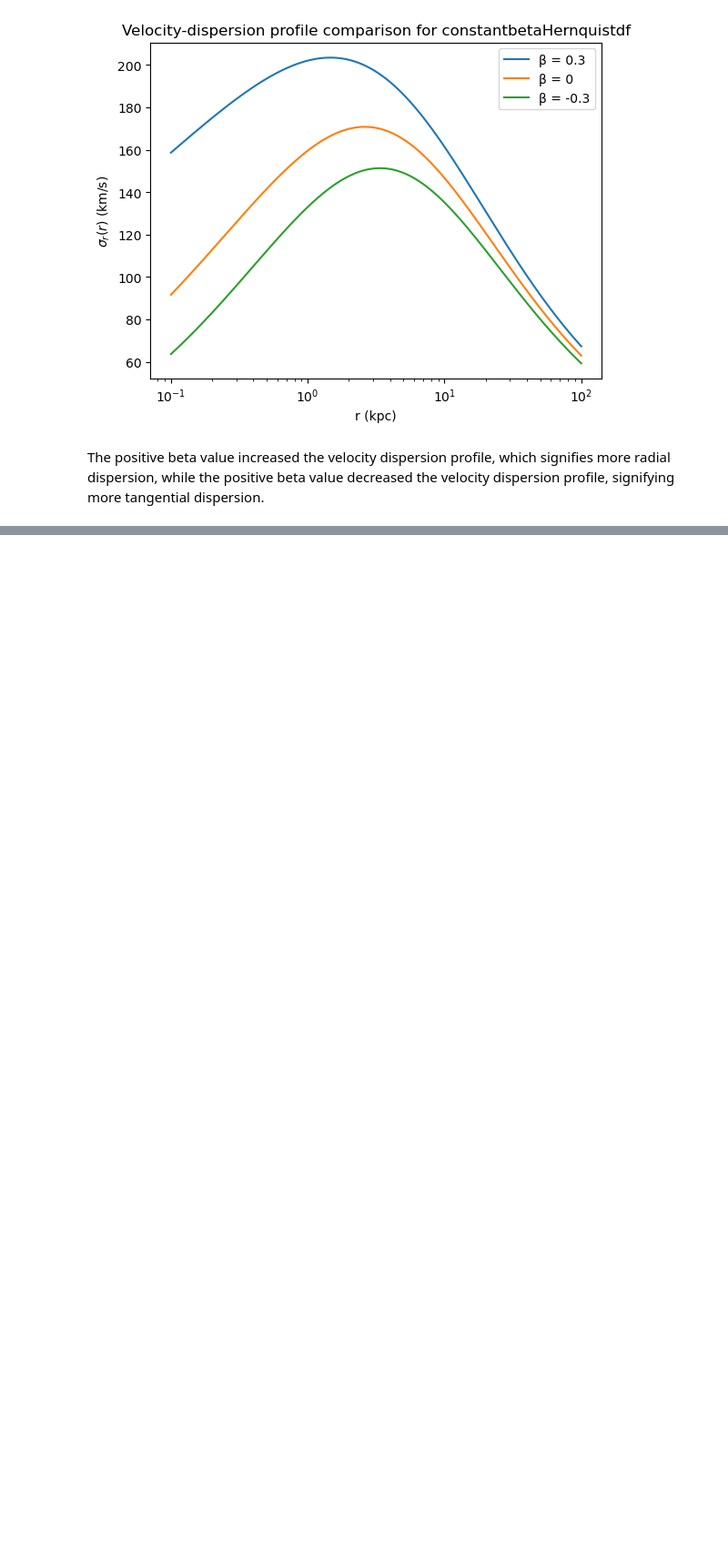
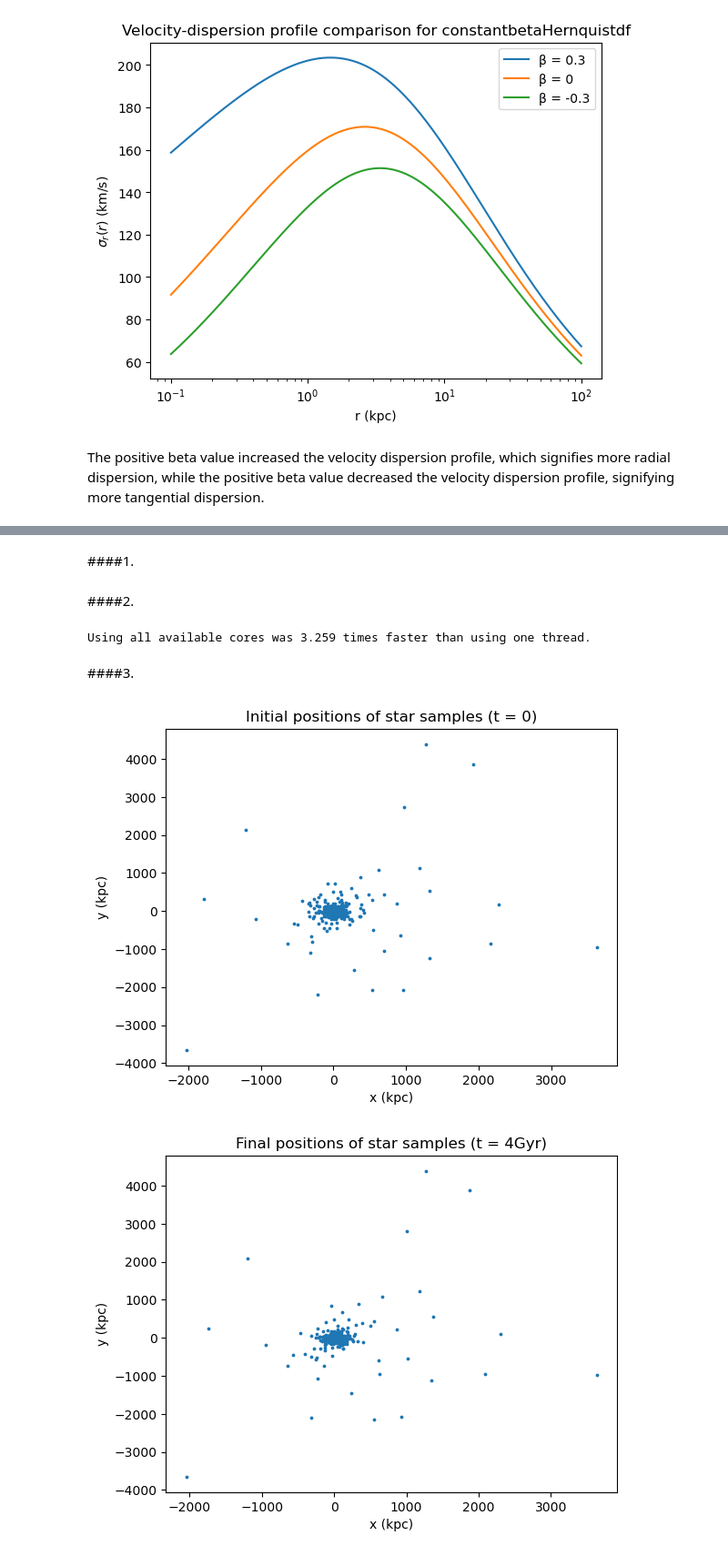
Before and after one commit to mylana-vn/onboarding-exercises, a Jupyter notebook: onboarding_exercises.ipynb, the cells around one changed output, grey strips where cells are left out. Shown at 91% size. Saved outputs shown, nothing was run; the diff lists cells and outputs as text; code cells hidden in the pictures; blank space fills up the shorter version.

```diff
--- a/onboarding_exercises.ipynb
+++ b/onboarding_exercises.ipynb
@@ -452,8 +458,8 @@ plt.show()
 # %% [markdown]
 ####4.
 # %%
-r_grid = np.geomspace(0.1, 300, 100) / ro.value  # kpc -> internal galpy units
-r_grid_phys = np.geomspace(0.1, 300, 100) * u.kpc # in kpc
+r_grid = np.geomspace(0.001, 10000, 500) / ro.value  # kpc -> internal galpy units
+r_grid_phys = np.geomspace(0.001, 10000, 500) * u.kpc # in kpc
 
 mw_interp = interpSphericalPotential(MWPotential2014, r_grid)
 
@@ -576,0 +585,52 @@ The positive beta value increased the velocity dispersion profile, which signifi
+# %% [markdown]
+####1.
+# %%
+ts = np.linspace(0, 4/conversion.time_in_Gyr(vo=220., ro=8.), 1000)
+
+N = 2000
+stars = hq_df.sample(n=N)
+mask = (stars.r(use_physical=False) > r_grid.min()) & (stars.r(use_physical=False) < r_grid.max())
+stars = stars[mask]
+
+stars.integrate(ts, mw_interp, method='dop853_c')
+# %% [markdown]
+####2.
+# %%
+# One thread
+os.environ["OMP_NUM_THREADS"] = "1"
+omp.omp_set_num_threads(1)
+
+start = time.time()
+stars.integrate(ts, mw_interp, method="dop853_c")
+t1 = time.time() - start
+
+# All available cores
+os.environ["OMP_NUM_THREADS"] = "8"
+omp.omp_set_num_threads(8)
+
+start = time.time()
+stars.integrate(ts, mw_interp, method="dop853_c")
+t2 = time.time() - start
+
+speedup = t1 / t2
+
+print(f"Using all available cores was {speedup:.3f} times faster than using one thread.")
+# %% [output]
+Using all available cores was 3.259 times faster than using one thread.
+# %% [markdown]
+####3.
+# %%
+plt.scatter(stars.x(0),stars.y(0),s=3)
+plt.xlabel("x (kpc)")
+plt.ylabel("y (kpc)")
+plt.title("Initial positions of star samples (t = 0)")
+plt.show()
+
+plt.scatter(stars.x(ts[-1]),stars.y(ts[-1]),s=3)
+plt.xlabel("x (kpc)")
+plt.ylabel("y (kpc)")
+plt.title("Final positions of star samples (t = 4Gyr)")
+plt.show()
+# %% [output]
+[figure, added]
+[figure, added]
```
Also changed, not shown: parts of 9 cells of this notebook.
